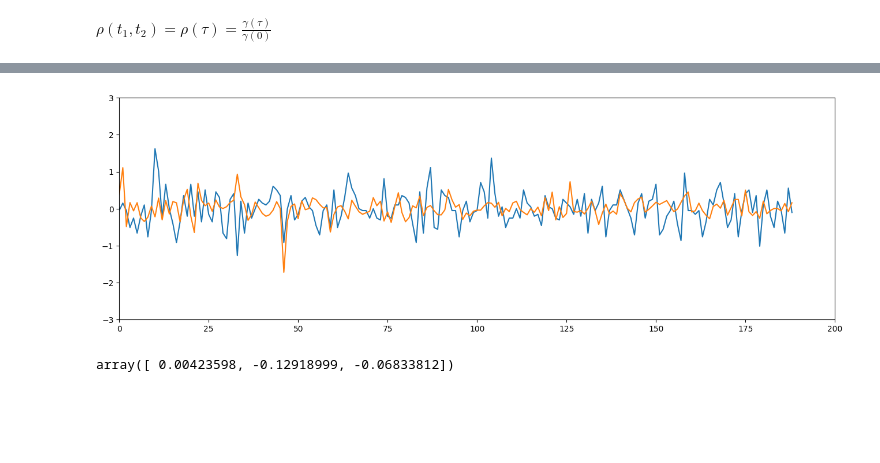
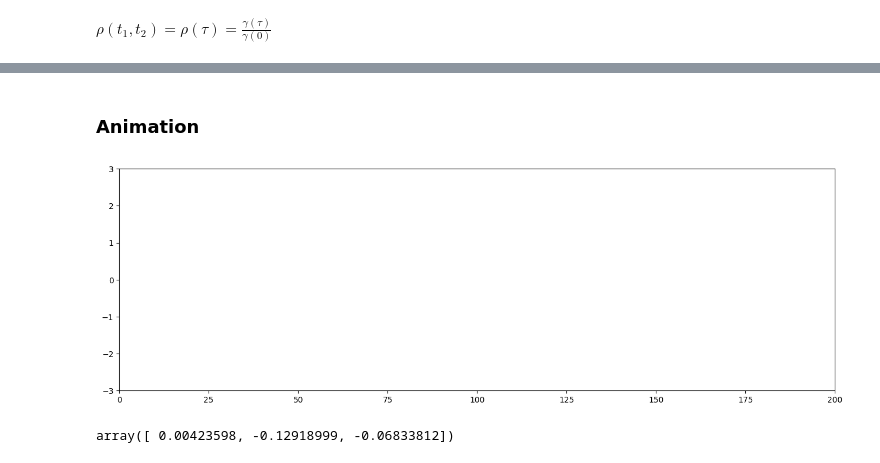
Before and after one commit to Moorboor/WindGust, a Jupyter notebook: AutoRegression2.ipynb, the cells around one changed output, grey strips where cells are left out. Saved outputs shown, nothing was run; the diff lists cells and outputs as text; code cells hidden in the pictures; blank space fills up the shorter version.

```diff
--- a/AutoRegression2.ipynb
+++ b/AutoRegression2.ipynb
@@ -348,16 +324,14 @@ def get_phis2(data, p, train_per):
     matrix_mask = np.array([abs(-k+j) for k in range(p) for j in range(p)])
     matrices = acfs[matrix_mask, :].reshape(p,p,-1).T
 
-    matrices_inv = np.linalg.inv(matrices)
-    phis = [matrix_inv @ acf for matrix_inv, acf in zip(matrices_inv, acfs[1:].T)]
+    det_mask = np.linalg.det(matrices)
+    zero_det = np.where(det_mask == 0., True, False)
+    matrices[zero_det, 0] += 1e-8
+
+    phis = np.linalg.solve(matrices, acfs[1:].T)
+
 
     return np.array(phis)
 # %%
-print(get_phis(surrogated_data[:10]))
-print(get_phis(surrogated_data[1:11]))
-print(get_phis(surrogated_data[2:12]))
-print(get_phis(surrogated_data))
-
 np.set_printoptions(suppress=True)
-phis = get_phis2(train_data[:250000], p=3, train_per=10)
-phis[:10]
+phis = get_phis2(train_data[:], p=3, train_per=10)
@@ -379,6 +338,6 @@ array([[-0.15579029, -0.17342468,  0.22791739],
 # %%
-indices = np.arange(0, len(train_data[:250000])-3)[:, None] + np.arange(3)
+indices = np.arange(9, len(train_data))[:, None] - np.arange(3)
 x = train_data[indices]
-print(x)
-res = x[10-3:-3] * phis
+
+res = x[:-4] * phis
 res = res.sum(axis=1)
@@ -398,41 +365,37 @@ plt.plot(train_data[:250000])
+# %% [markdown]
+### Animation
 # %%
-import matplotlib.animation as animation
-
-ANI_PATH = os.path.join(PLOTS_PATH, "Animation")
-os.makedirs(ANI_PATH, exist_ok=True)
-
 n = 100000
 
 x1 = train_data[n-3:n+200-3]
 res1 = res[n:n+200-10]
 
 t = np.arange(190)
 
 
 fig, ax = plt.subplots(figsize=(16,5))
 
 line1 = ax.plot(x1[0])[0]
 line2 = ax.plot(res1[1])[0]
 
 
 ax.set(xlim=[0,200], ylim=[-3,3])
 
 
 def update(frame):
     line1.set_xdata(t[:frame])
     line1.set_ydata(x1[:frame])
     line2.set_xdata(t[:frame])
     line2.set_ydata(res1[:frame])
     return (line1, line2)
 
 
 ani = animation.FuncAnimation(fig=fig, func=update, frames=190, interval=60)
+plt.show()
 
-ani.save(filename=os.path.join(ANI_PATH, f"{dname}.gif"), writer="pillow")
-
-plt.show()
+#ani.save(filename=os.path.join(ANI_PATH, f"{dname}.gif"), writer="pillow")
 # %% [output]
-[figure, old version]
+[figure, new version]
 # %%
 p = 3
 lags = range(1, p+1)
```
Also changed, not shown: parts of 28 cells of this notebook.
